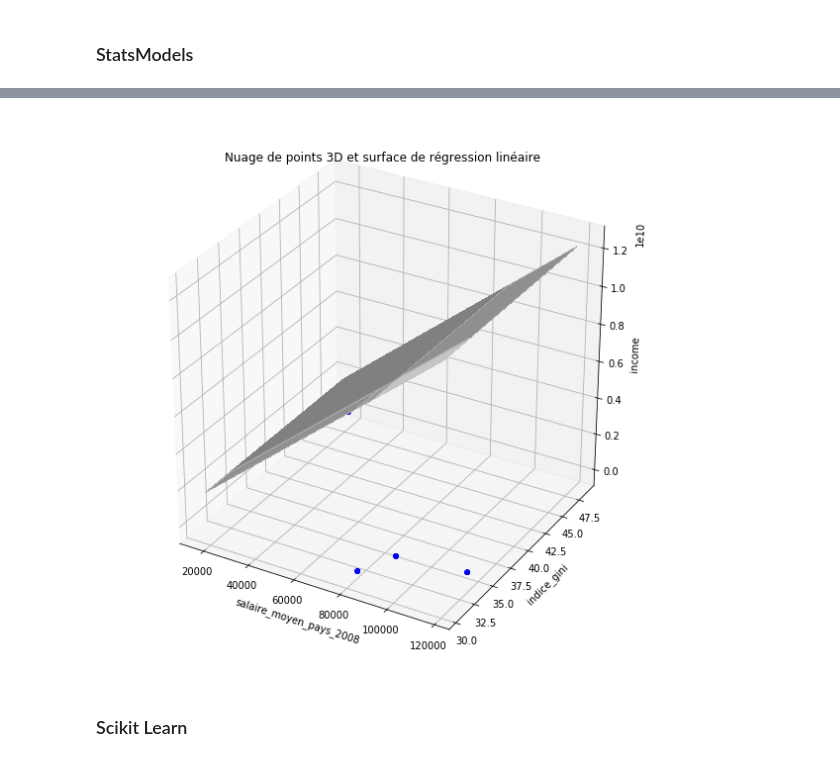
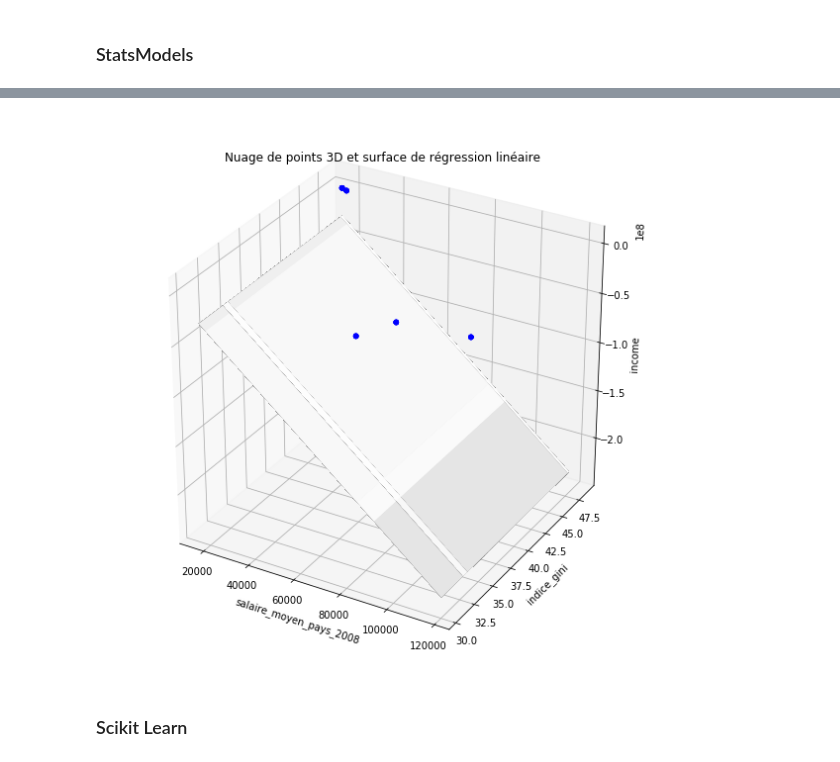
Before and after one commit to Silvock/project_7_income_predict, a Jupyter notebook: notebook/Exercice.ipynb, the cells around one changed output, grey strips where cells are left out. Saved outputs shown, nothing was run; the diff lists cells and outputs as text; code cells hidden in the pictures.

```diff
--- a/notebook/Exercice.ipynb
+++ b/notebook/Exercice.ipynb
@@ -1417,36 +1417,36 @@ fig = plt.figure(figsize=(10,10))
 ax = fig.add_subplot(111, projection='3d')
 
 x_surf = X_test['salaire_moyen_pays_2008']               # generate a mesh
 y_surf = X_test['indice_gini']
 x_surf, y_surf = np.meshgrid(x_surf, y_surf)
 
-exog = pd.core.frame.DataFrame({'salaire_moyen_pays_2008': x_surf.ravel(), 'indice_gini': y_surf.ravel()})
+exog = pd.DataFrame({'salaire_moyen_pays_2008': x_surf.ravel(), 'indice_gini': y_surf.ravel()})
 
 exog = sm.add_constant(exog)
 out = result.predict(exog)
 ax.plot_surface(x_surf, y_surf,
-                out.reshape(x_surf.shape),
+                out.values.reshape(x_surf.shape),
                 rstride=1,
                 cstride=1,
                 color='white',
                 alpha = 0.4)
 
 ax.scatter(X_test['salaire_moyen_pays_2008'], X_test['indice_gini'], y_test,
            c='blue',
            marker='o',
            alpha=1)
 
 ax.set_xlabel('salaire_moyen_pays_2008')
 ax.set_ylabel('indice_gini')
 ax.set_zlabel('income')
 
 ax.set_title('Nuage de points 3D et surface de régression linéaire')
 
 fig.savefig('../presentation/images/reg_lin_indice_gini_sal_moy_income')
 
 plt.show()
 # %% [output]
-[figure, old version]
+[figure, new version]
 # %%
 var_expl_model_3 = round(result.rsquared,2)
 # %% [markdown]
```
Also changed, not shown: parts of 23 cells of this notebook, 5 other files.
